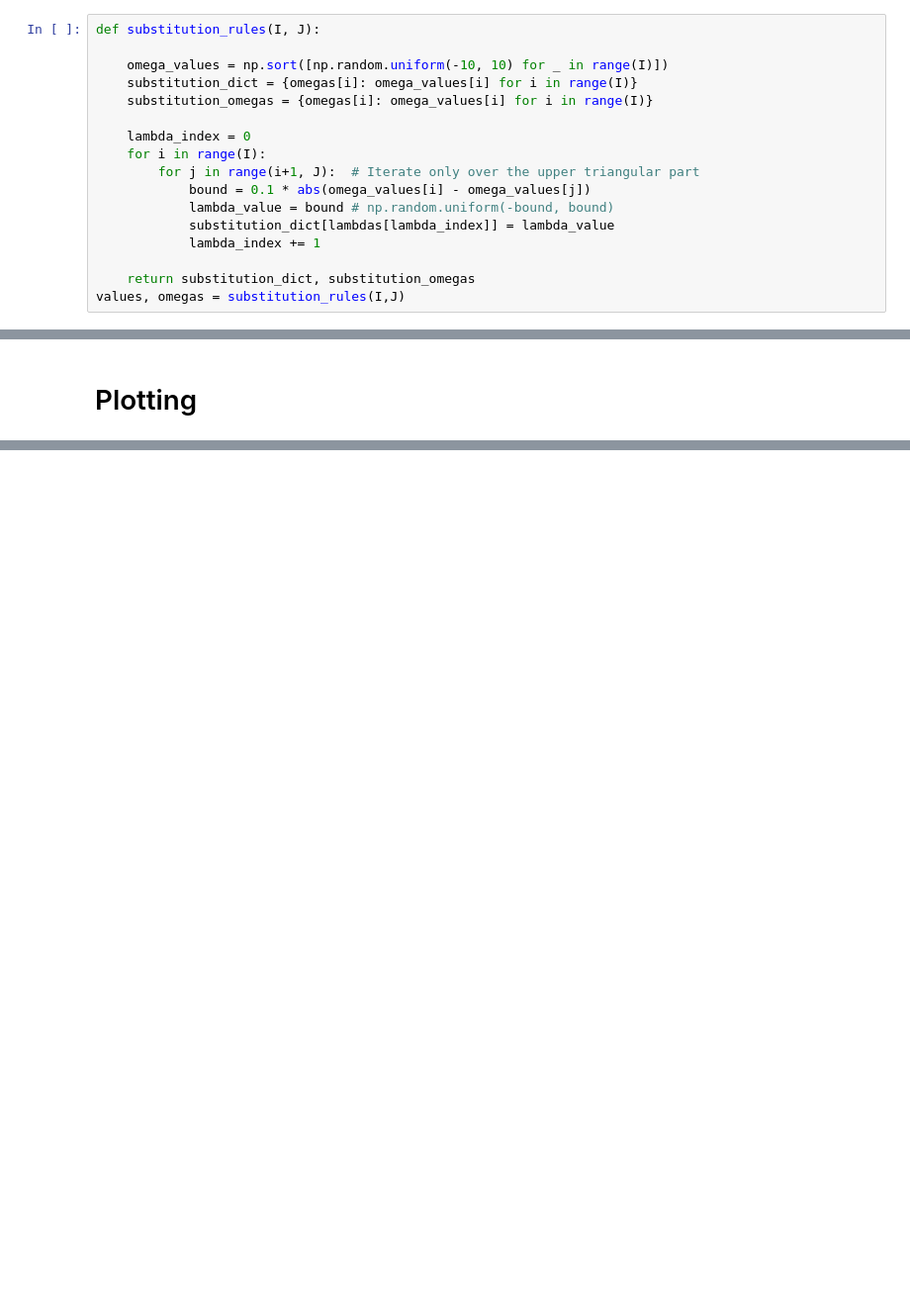
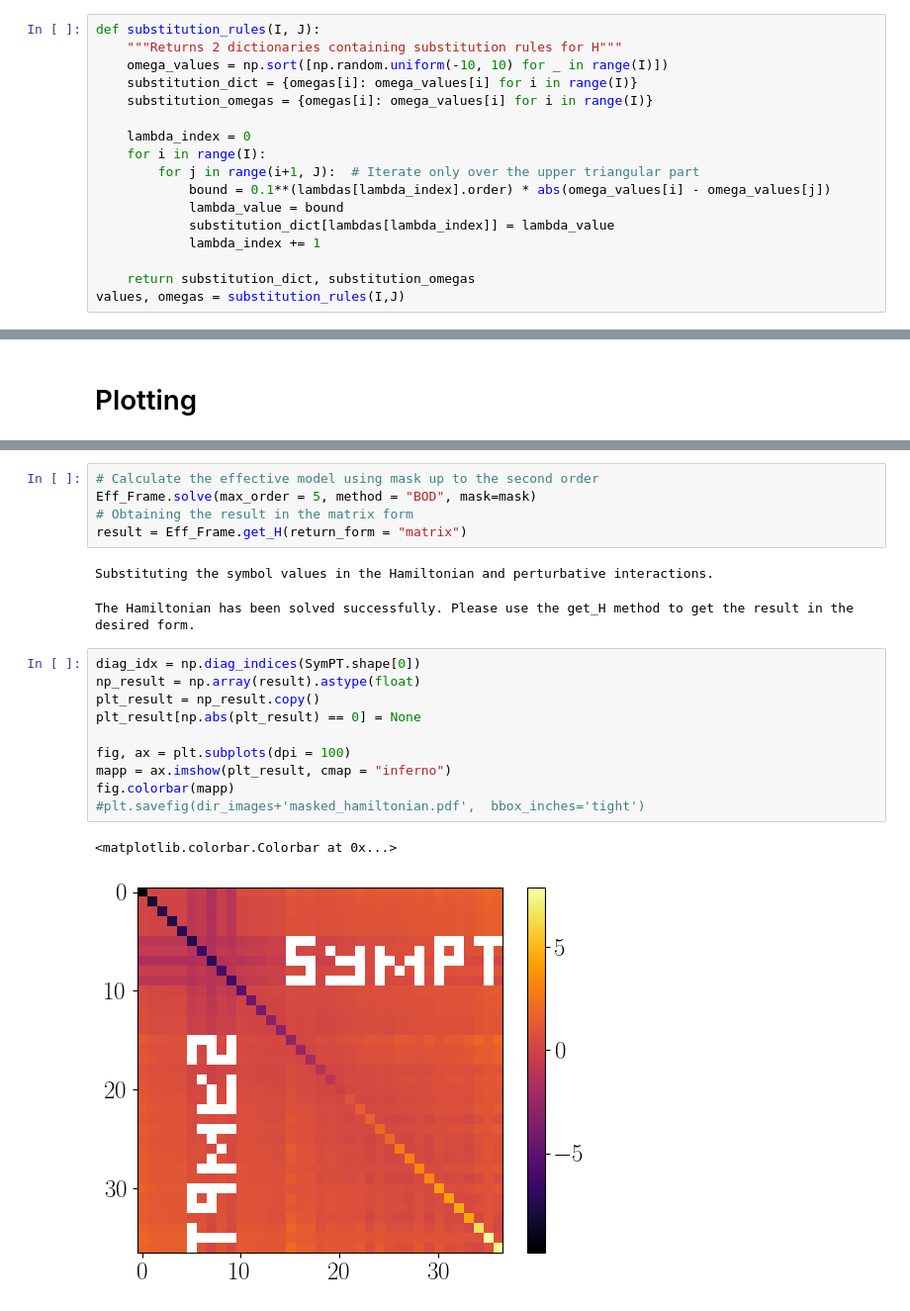
Before and after one commit to qcode-uni-a/sympt, a Jupyter notebook: examples/F2_Stochastic_Matrix.ipynb, the cells around one changed output, grey strips where cells are left out. Shown at 99% size. Drawn from its saved outputs; the diff is of its cells as text; blank space fills up the shorter version.

```diff
--- a/examples/F2_Stochastic_Matrix.ipynb
+++ b/examples/F2_Stochastic_Matrix.ipynb
@@ -105,7 +107,7 @@ for i in range(I):
             lambda_index += 1
 # %%
 def substitution_rules(I, J):
-
+    """Returns 2 dictionaries containing substitution rules for H"""
     omega_values = np.sort([np.random.uniform(-10, 10) for _ in range(I)])
     substitution_dict = {omegas[i]: omega_values[i] for i in range(I)}
     substitution_omegas = {omegas[i]: omega_values[i] for i in range(I)}
@@ -113,8 +115,8 @@ def substitution_rules(I, J):
     lambda_index = 0
     for i in range(I):
         for j in range(i+1, J):  # Iterate only over the upper triangular part
-            bound = 0.1 * abs(omega_values[i] - omega_values[j])
-            lambda_value = bound # np.random.uniform(-bound, bound)
+            bound = 0.1**(lambdas[lambda_index].order) * abs(omega_values[i] - omega_values[j])
+            lambda_value = bound
             substitution_dict[lambdas[lambda_index]] = lambda_value
             lambda_index += 1
 
@@ -171,3 +199,24 @@ fig.colorbar(mapp)
+# %%
+# Calculate the effective model using mask up to the second order
+Eff_Frame.solve(max_order = 5, method = "BOD", mask=mask)
+# Obtaining the result in the matrix form
+result = Eff_Frame.get_H(return_form = "matrix")
+# %% [output]
+Substituting the symbol values in the Hamiltonian and perturbative interactions.
+The Hamiltonian has been solved successfully. Please use the get_H method to get the result in the desired form.
+# %%
+diag_idx = np.diag_indices(SymPT.shape[0])
+np_result = np.array(result).astype(float)
+plt_result = np_result.copy()
+plt_result[np.abs(plt_result) == 0] = None
+
+fig, ax = plt.subplots(dpi = 100)
+mapp = ax.imshow(plt_result, cmap = "inferno")
+fig.colorbar(mapp)
+#plt.savefig(dir_images+'masked_hamiltonian.pdf',  bbox_inches='tight')
+# %% [output]
+<matplotlib.colorbar.Colorbar at 0x...>
+[figure, added]
 # %%
 # Error function
 def error(true_spect, eff_spect):
```
Also changed, not shown: parts of 18 cells of this notebook, 1 other file.
